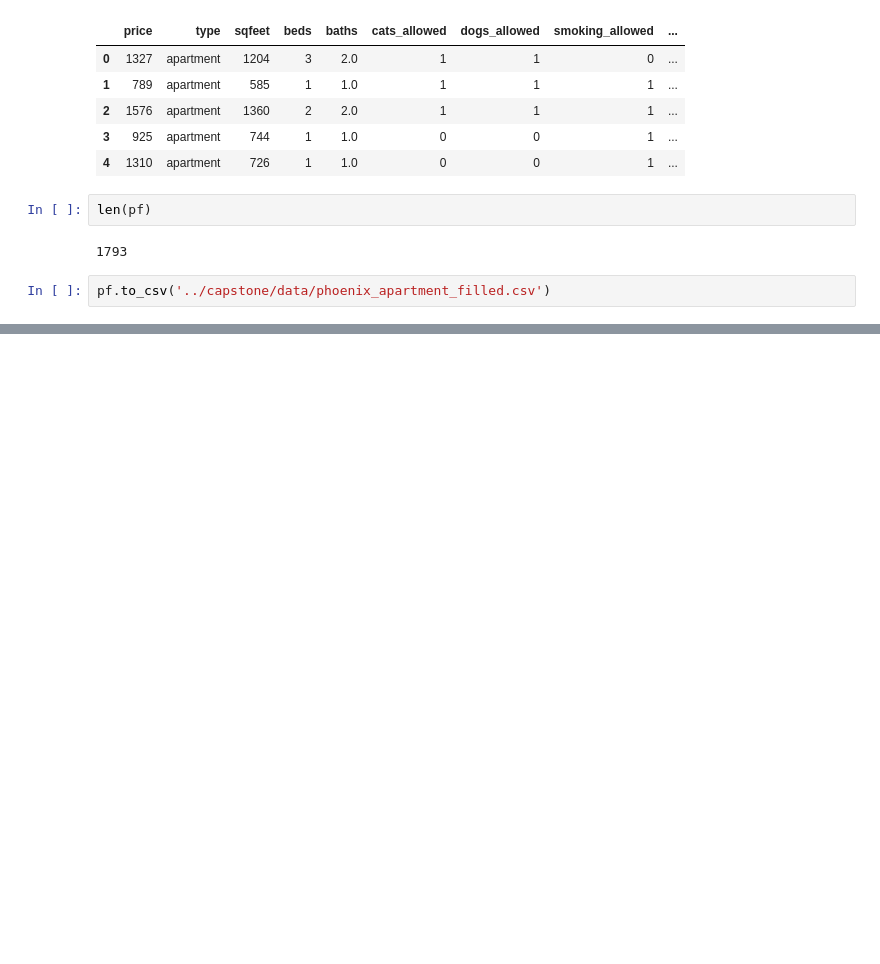
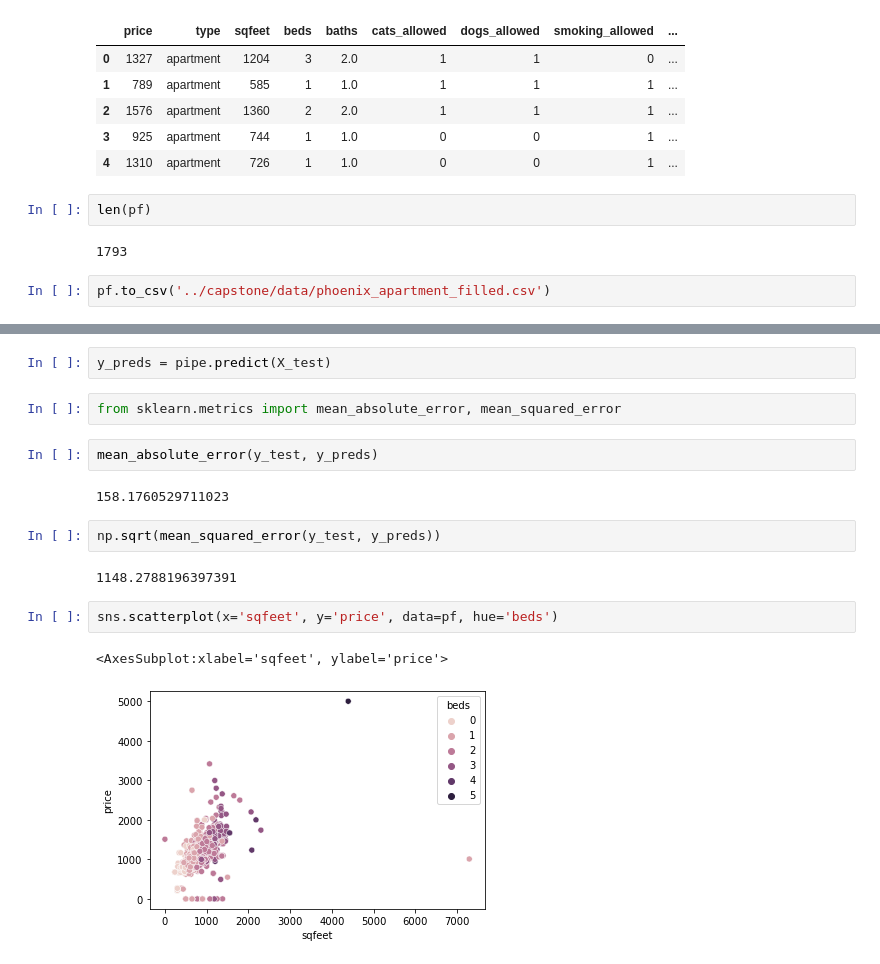
Before and after one commit to CKHarrison/phoenix-rent-predictor, a Jupyter notebook: housing-forecast-analysis.ipynb, the cells around one changed output, grey strips where cells are left out. Saved outputs shown, nothing was run; the diff lists cells and outputs as text; blank space fills up the shorter version.

Commit message:
explore phoenix prices

```diff
--- a/housing-forecast-analysis.ipynb
+++ b/housing-forecast-analysis.ipynb
@@ -293,0 +365,17 @@ pf.to_csv('../capstone/data/phoenix_apartment_filled.csv')
+# %%
+y_preds = pipe.predict(X_test)
+# %%
+from sklearn.metrics import mean_absolute_error, mean_squared_error
+# %%
+mean_absolute_error(y_test, y_preds)
+# %% [output]
+158.1760529711023
+# %%
+np.sqrt(mean_squared_error(y_test, y_preds))
+# %% [output]
+1148.2788196397391
+# %%
+sns.scatterplot(x='sqfeet', y='price', data=pf, hue='beds')
+# %% [output]
+<AxesSubplot:xlabel='sqfeet', ylabel='price'>
+[figure, added]
```
Also changed, not shown: parts of 14 cells of this notebook.
